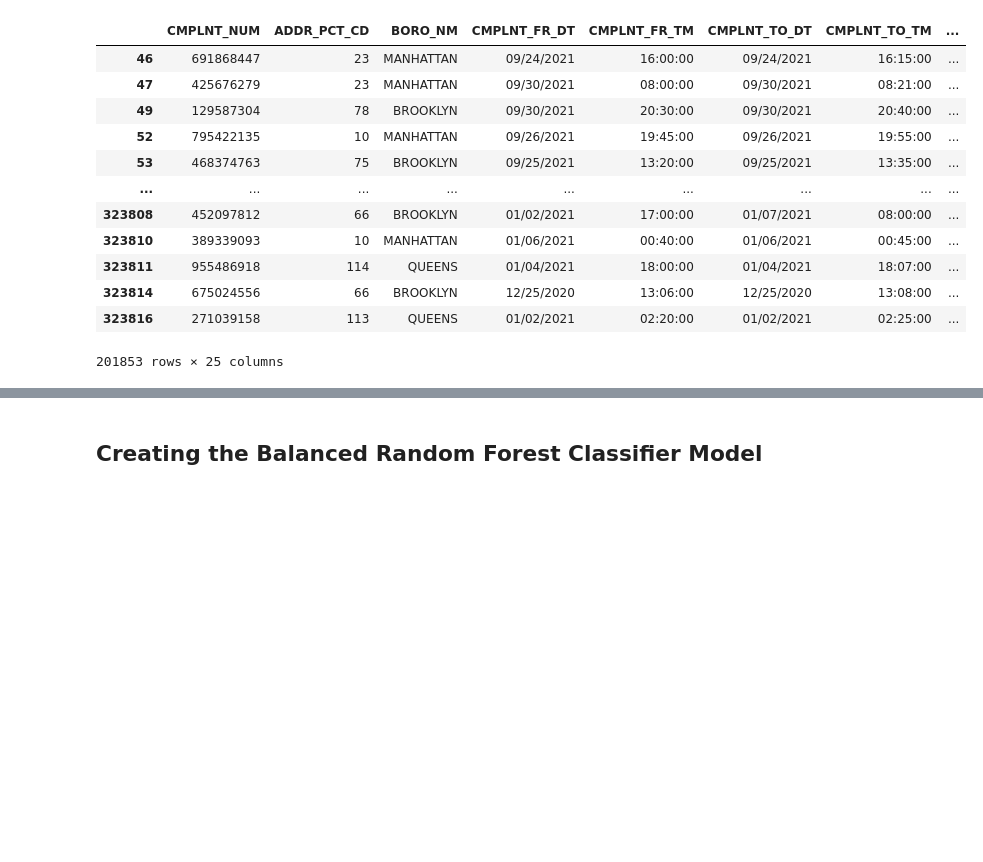
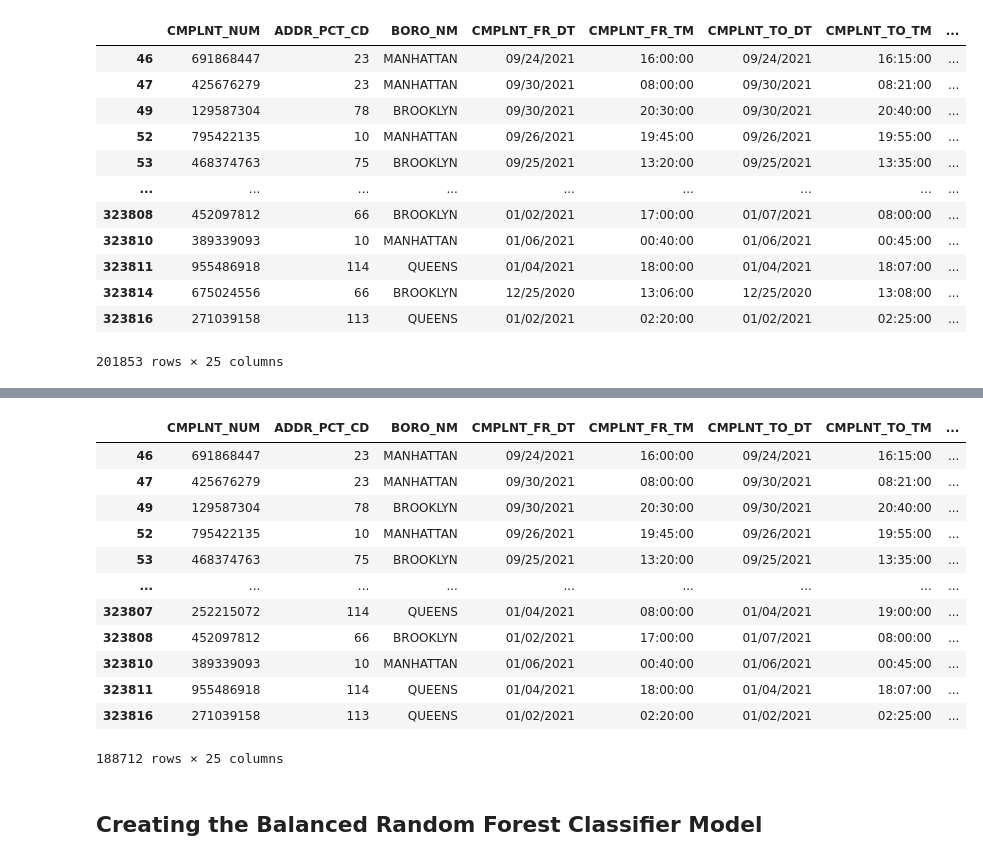
Before and after one commit to Hoots-25/NYPD_Analysis, a Jupyter notebook: NYPD_Complaints.ipynb, the cells around one changed output, grey strips where cells are left out. Drawn from its saved outputs; the diff is of its cells as text; code cells hidden in the pictures; blank space fills up the shorter version.

Commit message:
adding location dataframe minus other category

```diff
--- a/NYPD_Complaints.ipynb
+++ b/NYPD_Complaints.ipynb
@@ -182,3 +186,7 @@ NYPD_complaints_df
 | 323814 | 675024556 | 66 | BROOKLYN | 12/25/2020 | 13:06:00 | 12/25/2020 | 13:08:00 | ... |
 | 323816 | 271039158 | 113 | QUEENS | 01/02/2021 | 02:20:00 | 01/02/2021 | 02:25:00 | ... |
 201853 rows × 25 columns
+# %%
+#Drop Rows with Null Values
+locations_df = NYPD_complaints_df.dropna()
+locations_df
@@ -184,0 +207,18 @@ NYPD_complaints_df
+# %%
+loc_x_cols = [i for i in locations_df if i not in ('OFNS_DESC')]
+loc_X = locations_df[loc_x_cols]
+
+# Create our target
+loc_y = locations_df["OFNS_DESC"]
+# %%
+loc_y_counts = loc_y.value_counts()
+
+# Determine which values to replace if counts are less than ...?
+replace_loc_y = list(loc_y_counts[loc_y_counts < 2500].index)
+
+# Replace in dataframe
+for app in replace_loc_y:
+    loc_y = loc_y.replace(app,"Other")
+
+# Check to make sure binning was successful
+loc_y.value_counts()
@@ -184,0 +241,3 @@ NYPD_complaints_df
+# %%
+loc_X["OFNS_DESC"] = loc_y
+loc_X
@@ -185,3 +258,20 @@ NYPD_complaints_df
+# %%
+clean_location_df = loc_X[loc_X["OFNS_DESC"] != "Other"]
+clean_location_df
+# %% [output]
+|  | CMPLNT_NUM | ADDR_PCT_CD | BORO_NM | CMPLNT_FR_DT | CMPLNT_FR_TM | CMPLNT_TO_DT | CMPLNT_TO_TM | ... |
+| 46 | 691868447 | 23 | MANHATTAN | 09/24/2021 | 16:00:00 | 09/24/2021 | 16:15:00 | ... |
+| 47 | 425676279 | 23 | MANHATTAN | 09/30/2021 | 08:00:00 | 09/30/2021 | 08:21:00 | ... |
+| 49 | 129587304 | 78 | BROOKLYN | 09/30/2021 | 20:30:00 | 09/30/2021 | 20:40:00 | ... |
+| 52 | 795422135 | 10 | MANHATTAN | 09/26/2021 | 19:45:00 | 09/26/2021 | 19:55:00 | ... |
+| 53 | 468374763 | 75 | BROOKLYN | 09/25/2021 | 13:20:00 | 09/25/2021 | 13:35:00 | ... |
+| ... | ... | ... | ... | ... | ... | ... | ... | ... |
+| 323807 | 252215072 | 114 | QUEENS | 01/04/2021 | 08:00:00 | 01/04/2021 | 19:00:00 | ... |
+| 323808 | 452097812 | 66 | BROOKLYN | 01/02/2021 | 17:00:00 | 01/07/2021 | 08:00:00 | ... |
+| 323810 | 389339093 | 10 | MANHATTAN | 01/06/2021 | 00:40:00 | 01/06/2021 | 00:45:00 | ... |
+| 323811 | 955486918 | 114 | QUEENS | 01/04/2021 | 18:00:00 | 01/04/2021 | 18:07:00 | ... |
+| 323816 | 271039158 | 113 | QUEENS | 01/02/2021 | 02:20:00 | 01/02/2021 | 02:25:00 | ... |
+188712 rows × 25 columns
 # %% [markdown]
 ## Creating the Balanced Random Forest Classifier Model
 # %%
```
Also changed, not shown: parts of 4 cells of this notebook.
